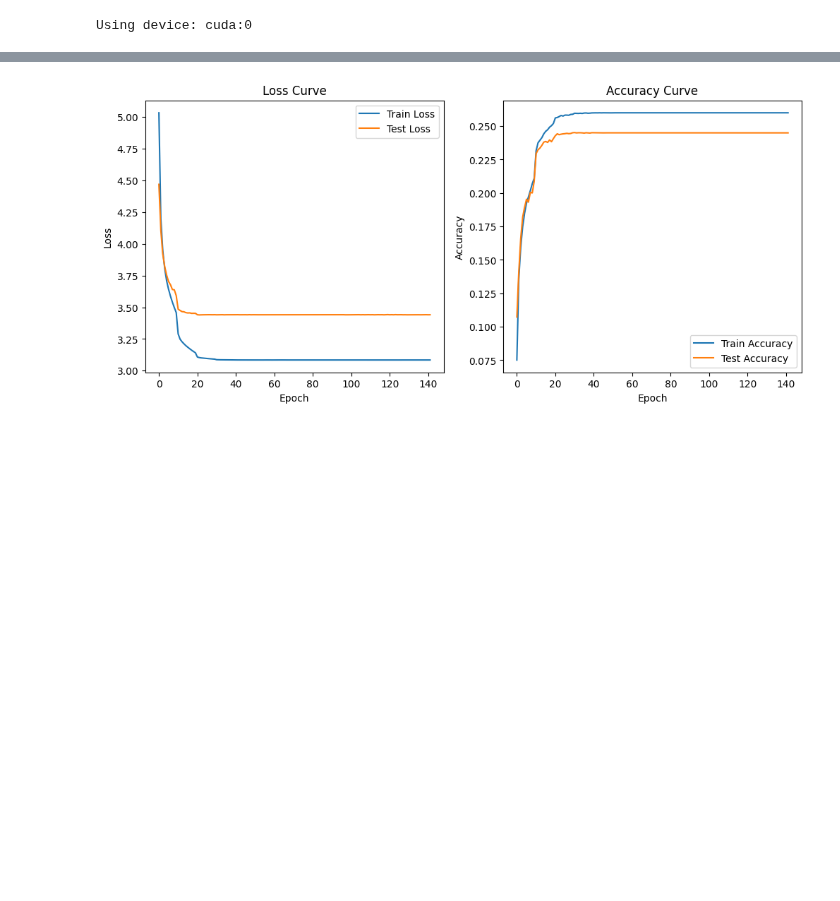
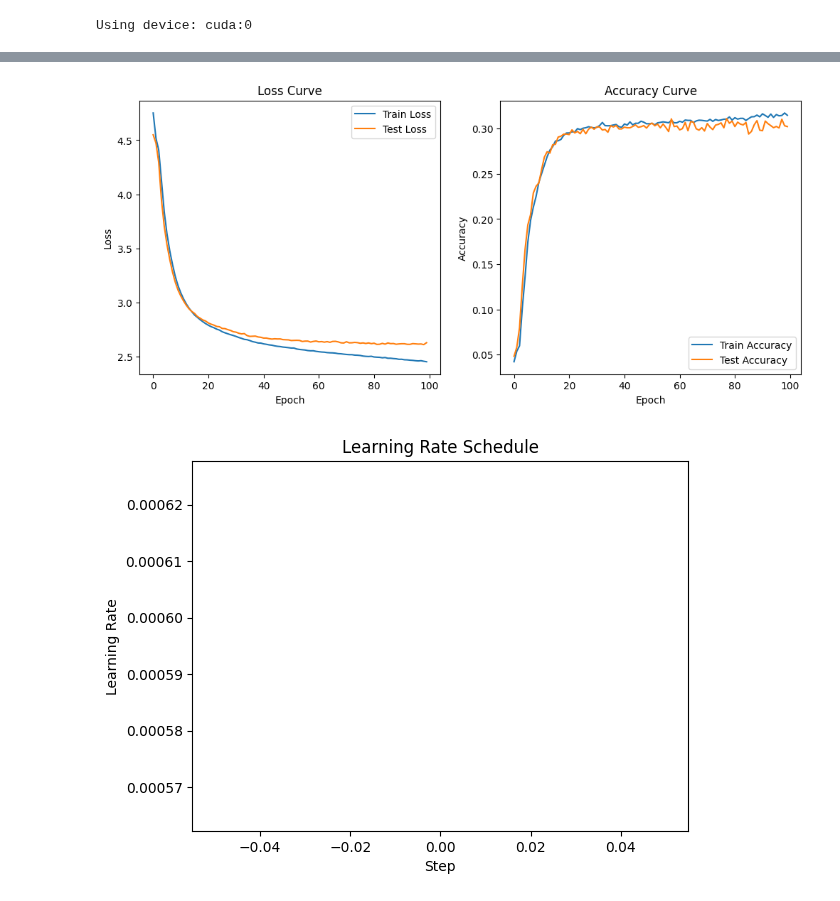
Before and after one commit to SySyAli/ais_port_prediction, a Jupyter notebook: notebooks/neural_network.ipynb, the cells around one changed output, grey strips where cells are left out. Cells and saved outputs as stored; diff of their text form; code cells hidden in the pictures; blank space fills up the shorter version.

Commit message:
Vehicle Carrier with Cylical Learning Rate

```diff
--- a/notebooks/neural_network.ipynb
+++ b/notebooks/neural_network.ipynb
@@ -93,6 +183,7 @@ X_train shape: (136601, 1778) y_train shape: (136601, 1771) X_test shape: (34151
 # %%
 # Specify columns to scale
-columns_to_scale = ['capped_duration', 'month', 'port_name', 'country_name', 'vessel_type', 'place_type']
+columns_to_scale = ['capped_duration', 'month', 'port_name', 'country_name', 'place_type', 'traffic_flow']
+# columns_to_scale = ['capped_duration', 'month', 'port_name', 'country_name', 'vessel_type', 'place_type']
 
 # Initialize the scaler
 scaler = MinMaxScaler()
@@ -154,40 +302,30 @@ train_dataset = TensorDataset(X_train_tensor, y_train_tensor)
 test_dataset = TensorDataset(X_test_tensor, y_test_tensor)
 batch_size = 64
 train_loader = DataLoader(train_dataset, batch_size=batch_size, shuffle=True)
-test_loader = DataLoader(test_dataset, batch_size=batch_size, shuffle=True)
+test_loader = DataLoader(test_dataset, batch_size=batch_size, shuffle=False)
 # %%
 class PortPredictor(nn.Module):
     def __init__(self, input_size, hidden_size, num_classes, dropout_rate=0.5):
         super(PortPredictor, self).__init__()
-        self.fc1 = nn.Linear(input_size, 1024, device=device)
-        self.fc2 = nn.Linear(1024, 512)
-        self.fc3 = nn.Linear(512, 256)
-        self.fc4 = nn.Linear(256, 128)
-        self.fc5 = nn.Linear(128, 128)
-        self.fc6 = nn.Linear(128, 256)
-        self.fc7 = nn.Linear(256, 512)
-        self.fc8 = nn.Linear(512, 1024)
-        self.fc9 = nn.Linear(1024, num_classes)
+        self.fc1 = nn.Linear(input_size, hidden_size)
+        self.fc2 = nn.Linear(hidden_size, hidden_size)
+        self.fc3 = nn.Linear(hidden_size, hidden_size)
+        self.fc4 = nn.Linear(hidden_size, num_classes)
         self.relu = nn.ReLU()
 
     def forward(self, x):
         x = self.relu(self.fc1(x))
         x = self.relu(self.fc2(x))
         x = self.relu(self.fc3(x))
-        x = self.relu(self.fc4(x))
-        x = self.relu(self.fc5(x))
-        x = self.relu(self.fc6(x))
-        x = self.relu(self.fc7(x))
-        x = self.relu(self.fc8(x))
-        x = self.fc9(x)
+        x = self.fc4(x)
         return x
 
 input_size = X_train_tensor.shape[1]
 num_classes = y_train_tensor.shape[1]
-hidden_sizes = [1024, 512, 256, 128]
+hidden_size = 128
 
 # TODO: Play around with the loss function and learning rate - you want it to fluctuate. Goal is to minimize the loss
-model = PortPredictor(input_size, hidden_sizes, num_classes).to(device)
+model = PortPredictor(input_size, hidden_size, num_classes).to(device)
 criterion = nn.CrossEntropyLoss()
-optimizer = optim.Adam(model.parameters(), lr=0.001, weight_decay=1e-5)
-scheduler = optim.lr_scheduler.StepLR(optimizer, step_size=10, gamma=0.1)  # StepLR scheduler
+optimizer = optim.Adam(model.parameters(), lr=0.01, weight_decay=1e-5)
+scheduler = optim.lr_scheduler.CyclicLR(optimizer, base_lr=0.0001, max_lr=0.01, step_size_up=2000, mode='triangular')
@@ -272,5 +404,5 @@ def test_model():
 # %%
-num_epochs = 200
+num_epochs = 100
 
 for epoch in range(num_epochs):
     train_loss, train_acc = train_model()
@@ -280,6 +412,6 @@ for epoch in range(num_epochs):
     train_accuracies.append(train_acc)
     test_losses.append(test_loss)
     test_accuracies.append(test_acc)
-    print(f'Epoch {epoch}, Train Loss: {train_loss:.4f}, Train Acc: {(100*train_acc):.4f}, Test Loss: {test_loss:.4f}, Test Acc: {(100*test_acc):.4f}')
+    print(f'Epoch {epoch} [LR: {scheduler.get_last_lr()}], Train Loss: {train_loss:.4f}, Train Acc: {(100*train_acc):.4f}, Test Loss: {test_loss:.4f}, Test Acc: {(100*test_acc):.4f}')
     scheduler.step()
 # %% [output]
@@ -304,25 +435,33 @@ KeyboardInterrupt:
 # %%
 # Plot learning curves
 plt.figure(figsize=(12, 5))
 
 # Plot training and test loss
 plt.subplot(1, 2, 1)
 plt.plot(train_losses, label='Train Loss')
 plt.plot(test_losses, label='Test Loss')
 plt.xlabel('Epoch')
 plt.ylabel('Loss')
 plt.title('Loss Curve')
 plt.legend()
 
 # Plot training and test accuracy
 plt.subplot(1, 2, 2)
 plt.plot(train_accuracies, label='Train Accuracy')
 plt.plot(test_accuracies, label='Test Accuracy')
 plt.xlabel('Epoch')
 plt.ylabel('Accuracy')
 plt.title('Accuracy Curve')
 plt.legend()
 
+# plot learning rate
+plt.figure()
+plt.plot(scheduler.get_lr())
+plt.xlabel('Step')
+plt.ylabel('Learning Rate')
+plt.title('Learning Rate Schedule')
+
 plt.show()
 # %% [output]
-[figure, old version]
+[figure, new version]
+[figure, added]
```
Also changed, not shown: parts of 24 cells of this notebook.
